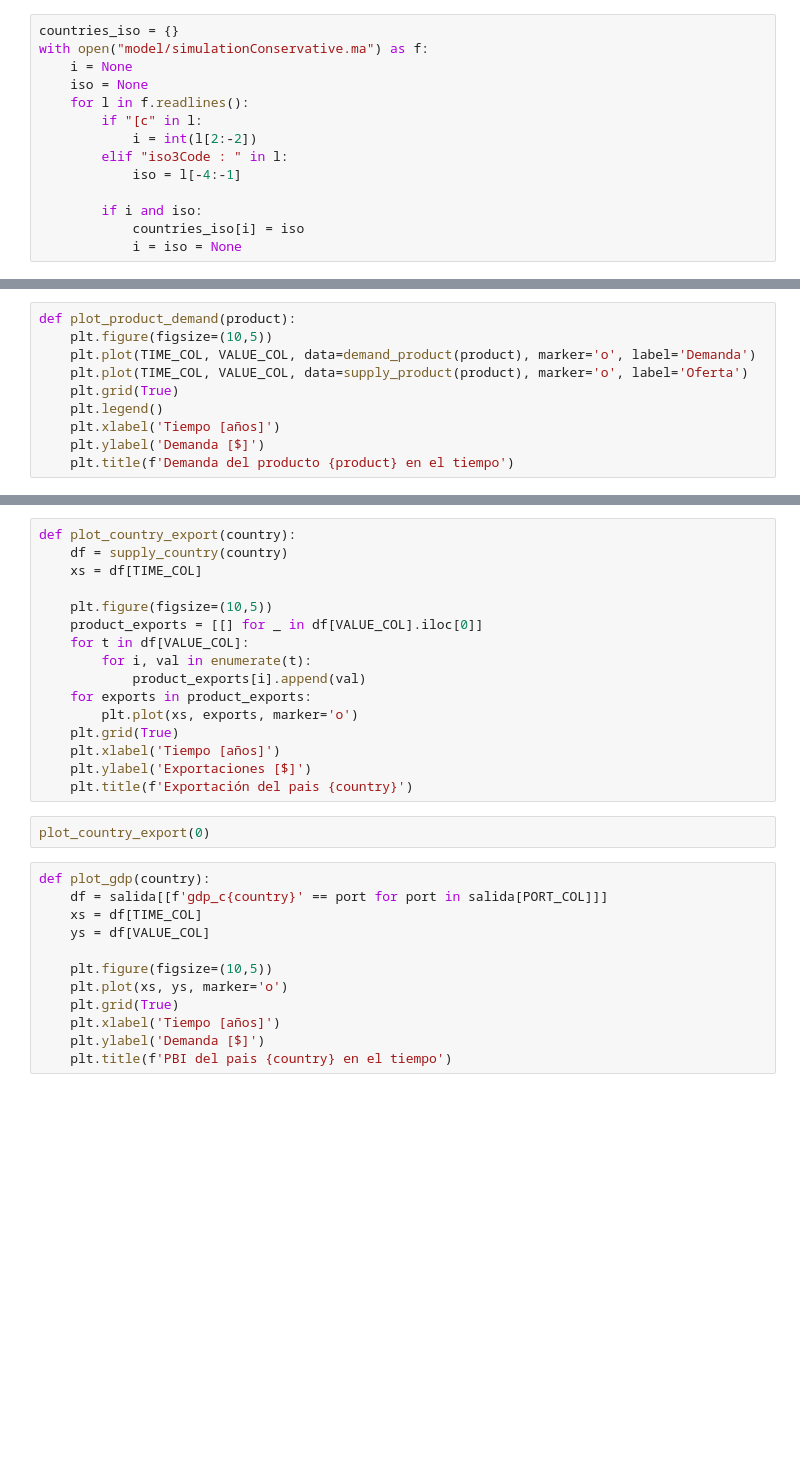
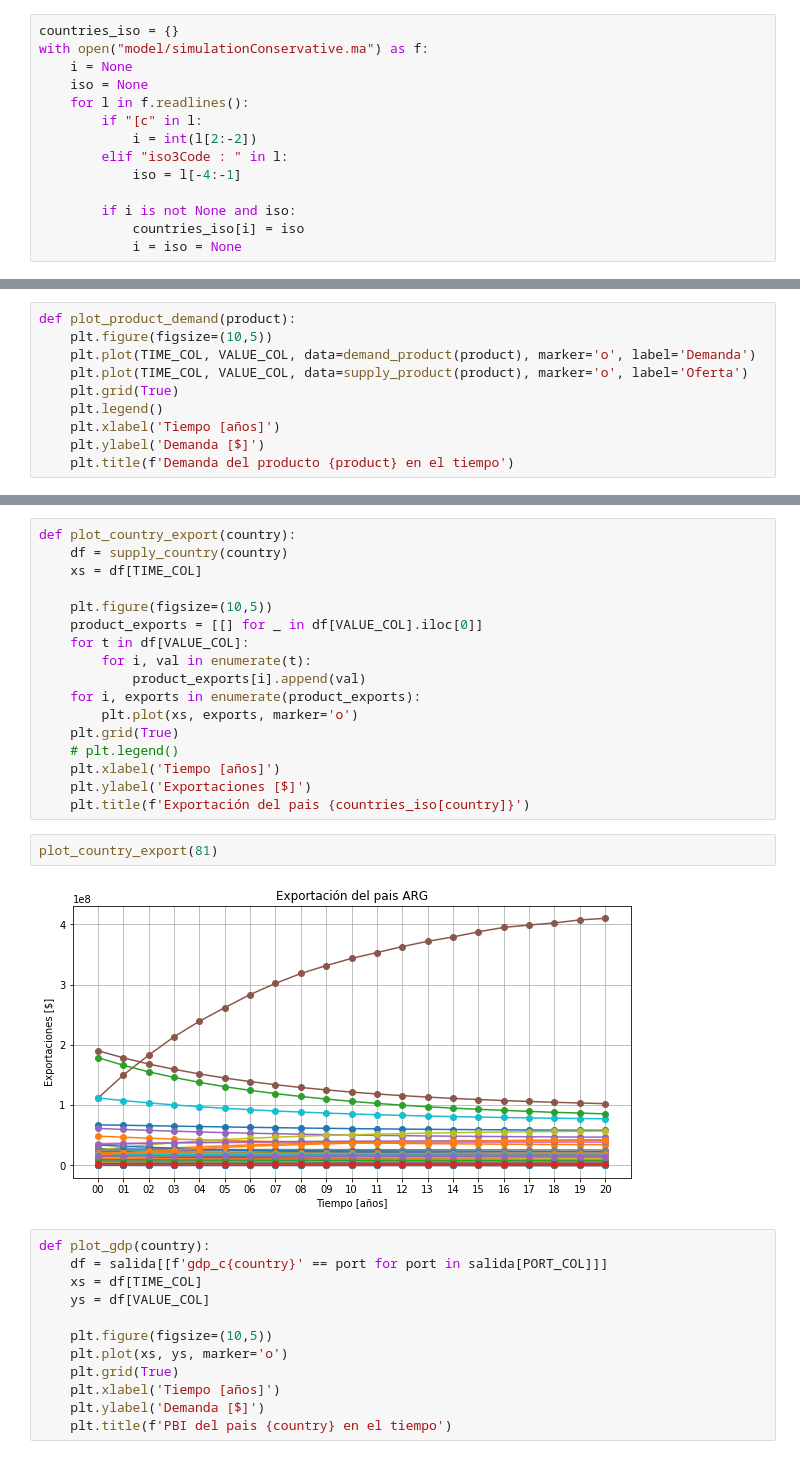
Before and after one commit to TobiasCarreira/sed-tp1, a Jupyter notebook: TP.ipynb, the cells around one changed output, grey strips where cells are left out. Saved outputs shown, nothing was run; the diff lists cells and outputs as text; blank space fills up the shorter version.

```diff
--- a/TP.ipynb
+++ b/TP.ipynb
@@ -104,7 +111,7 @@ with open("model/simulationConservative.ma") as f:
         elif "iso3Code : " in l:
             iso = l[-4:-1]
 
-        if i and iso:
+        if i is not None and iso:
             countries_iso[i] = iso
             i = iso = None
 # %%
@@ -145,14 +154,17 @@ def plot_country_export(country):
     for t in df[VALUE_COL]:
         for i, val in enumerate(t):
             product_exports[i].append(val)
-    for exports in product_exports:
+    for i, exports in enumerate(product_exports):
         plt.plot(xs, exports, marker='o')
     plt.grid(True)
+    # plt.legend()
     plt.xlabel('Tiempo [años]')
     plt.ylabel('Exportaciones [$]')
-    plt.title(f'Exportación del pais {country}')
+    plt.title(f'Exportación del pais {countries_iso[country]}')
 # %%
-plot_country_export(0)
+plot_country_export(81)
+# %% [output]
+[figure, added]
 # %%
 def plot_gdp(country):
     df = salida[[f'gdp_c{country}' == port for port in salida[PORT_COL]]]
```
Also changed, not shown: parts of 2 cells of this notebook.
